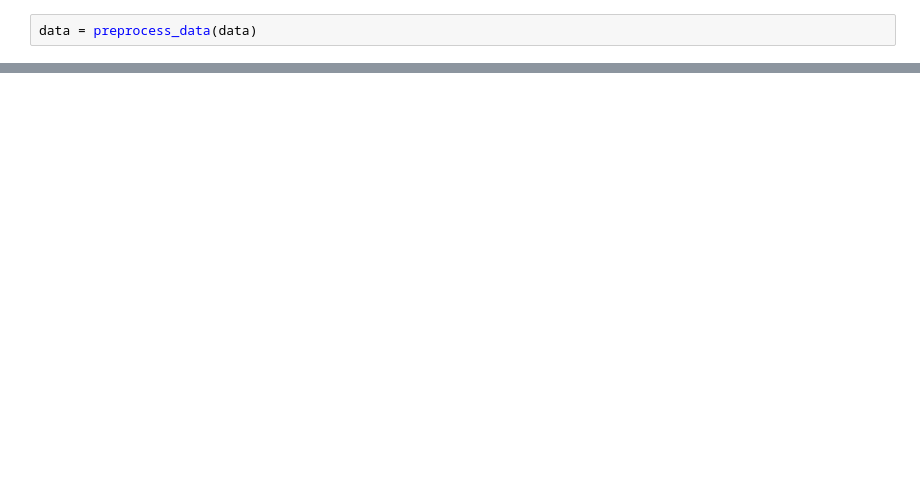
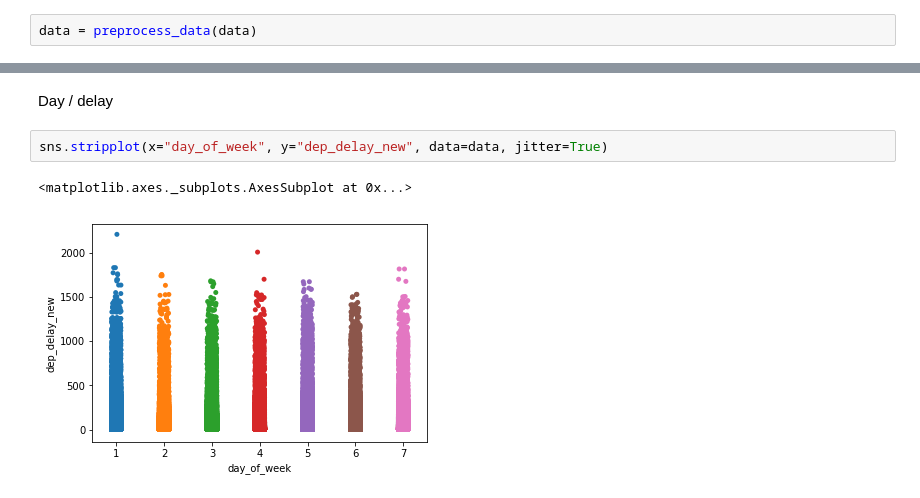
Before and after one commit to iamdeowanshi/257, a Jupyter notebook: FinalProject.ipynb, the cells around one changed output, grey strips where cells are left out. Saved outputs shown, nothing was run; the diff lists cells and outputs as text; blank space fills up the shorter version.

```diff
--- a/FinalProject.ipynb
+++ b/FinalProject.ipynb
@@ -300,0 +356,7 @@ data.dtypes
+# %% [markdown]
+Day / delay
+# %%
+sns.stripplot(x="day_of_week", y="dep_delay_new", data=data, jitter=True)
+# %% [output]
+<matplotlib.axes._subplots.AxesSubplot at 0x...>
+[figure, added]
```
Also changed, not shown: parts of 33 cells of this notebook, 6 other files.
